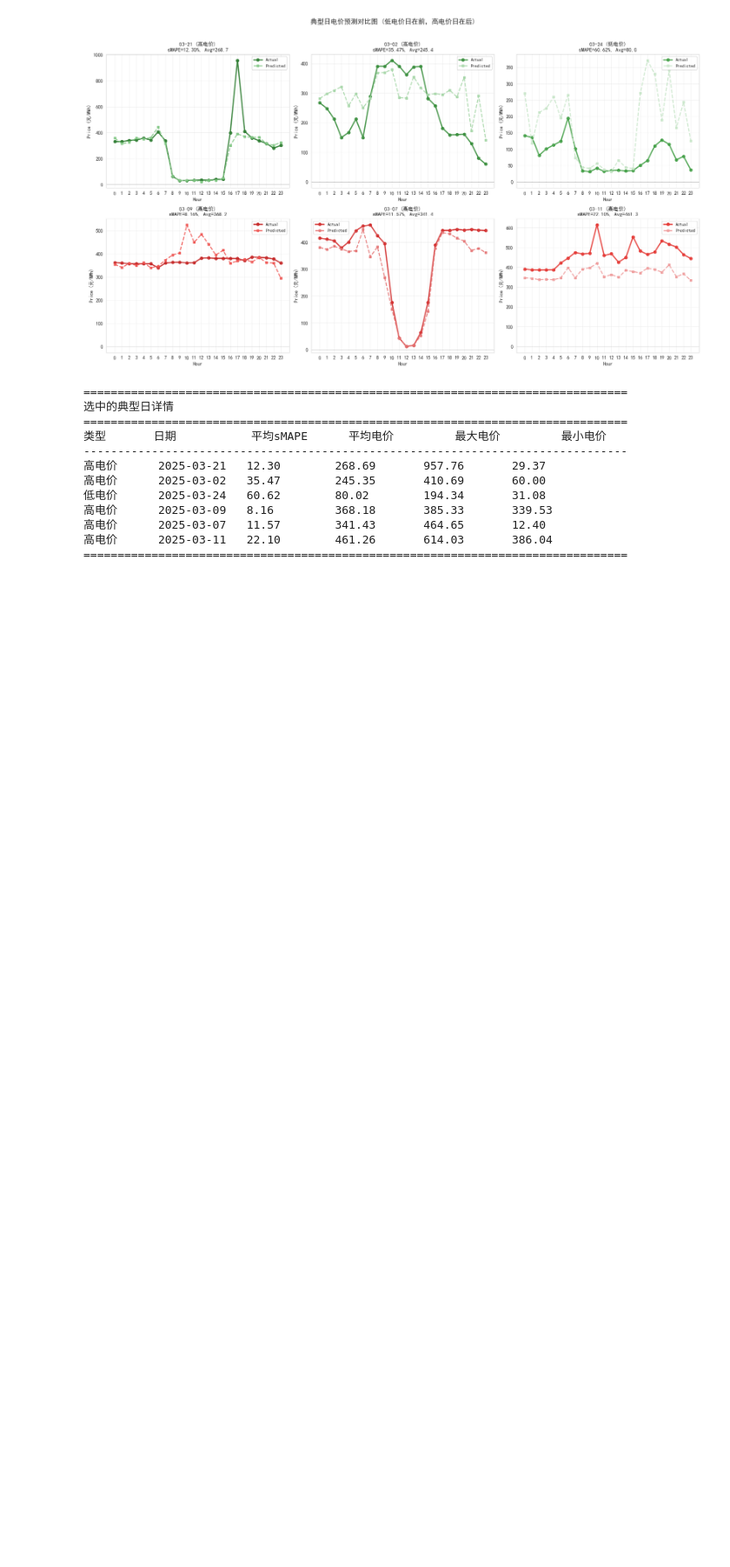
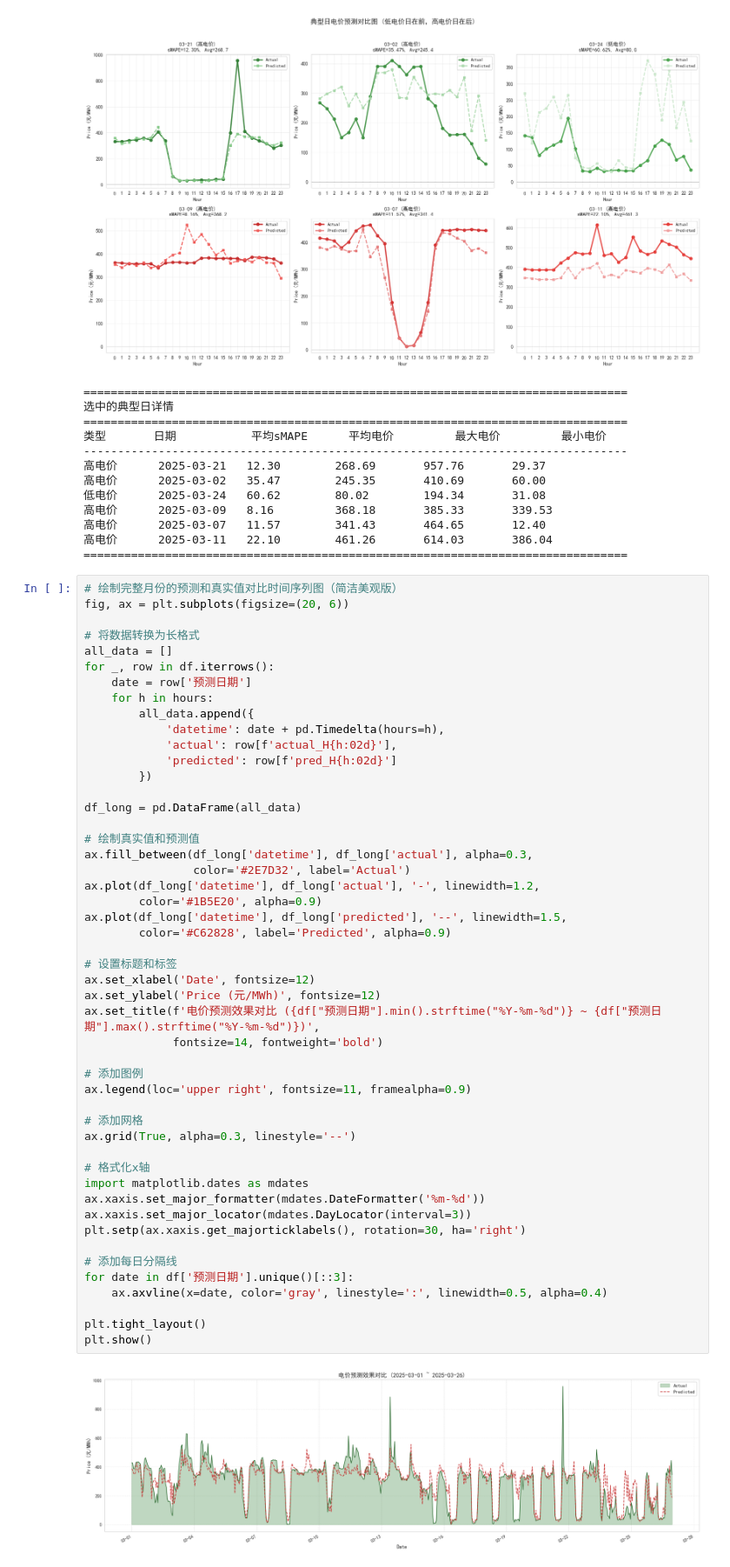
Before and after one commit to Tingxun/Electricity-Price-Forecast, a Jupyter notebook: Electricity Price Forecast/Exploratory Analysis/EDA3.ipynb, the cells around one changed output. Shown at 87% size. Drawn from its saved outputs; the diff is of its cells as text; blank space fills up the shorter version.

```diff
--- a/Electricity Price Forecast/Exploratory Analysis/EDA3.ipynb
+++ b/Electricity Price Forecast/Exploratory Analysis/EDA3.ipynb
@@ -456,3 +456,54 @@ print("=" * 80)
 高电价      2025-03-07   11.57        341.43       464.65       12.40
 高电价      2025-03-11   22.10        461.26       614.03       386.04
 ================================================================================
+# %%
+# 绘制完整月份的预测和真实值对比时间序列图（简洁美观版）
+fig, ax = plt.subplots(figsize=(20, 6))
+
+# 将数据转换为长格式
+all_data = []
+for _, row in df.iterrows():
+    date = row['预测日期']
+    for h in hours:
+        all_data.append({
+            'datetime': date + pd.Timedelta(hours=h),
+            'actual': row[f'actual_H{h:02d}'],
+            'predicted': row[f'pred_H{h:02d}']
+        })
+
+df_long = pd.DataFrame(all_data)
+
+# 绘制真实值和预测值
+ax.fill_between(df_long['datetime'], df_long['actual'], alpha=0.3,
+                color='#2E7D32', label='Actual')
+ax.plot(df_long['datetime'], df_long['actual'], '-', linewidth=1.2,
+        color='#1B5E20', alpha=0.9)
+ax.plot(df_long['datetime'], df_long['predicted'], '--', linewidth=1.5,
+        color='#C62828', label='Predicted', alpha=0.9)
+
+# 设置标题和标签
+ax.set_xlabel('Date', fontsize=12)
+ax.set_ylabel('Price (元/MWh)', fontsize=12)
+ax.set_title(f'电价预测效果对比 ({df["预测日期"].min().strftime("%Y-%m-%d")} ~ {df["预测日期"].max().strftime("%Y-%m-%d")})',
+             fontsize=14, fontweight='bold')
+
+# 添加图例
+ax.legend(loc='upper right', fontsize=11, framealpha=0.9)
+
+# 添加网格
+ax.grid(True, alpha=0.3, linestyle='--')
+
+# 格式化x轴
+import matplotlib.dates as mdates
+ax.xaxis.set_major_formatter(mdates.DateFormatter('%m-%d'))
+ax.xaxis.set_major_locator(mdates.DayLocator(interval=3))
+plt.setp(ax.xaxis.get_majorticklabels(), rotation=30, ha='right')
+
+# 添加每日分隔线
+for date in df['预测日期'].unique()[::3]:
+    ax.axvline(x=date, color='gray', linestyle=':', linewidth=0.5, alpha=0.4)
+
+plt.tight_layout()
+plt.show()
+# %% [output]
+[figure, added]
```
Also changed, not shown: 1 other file.
